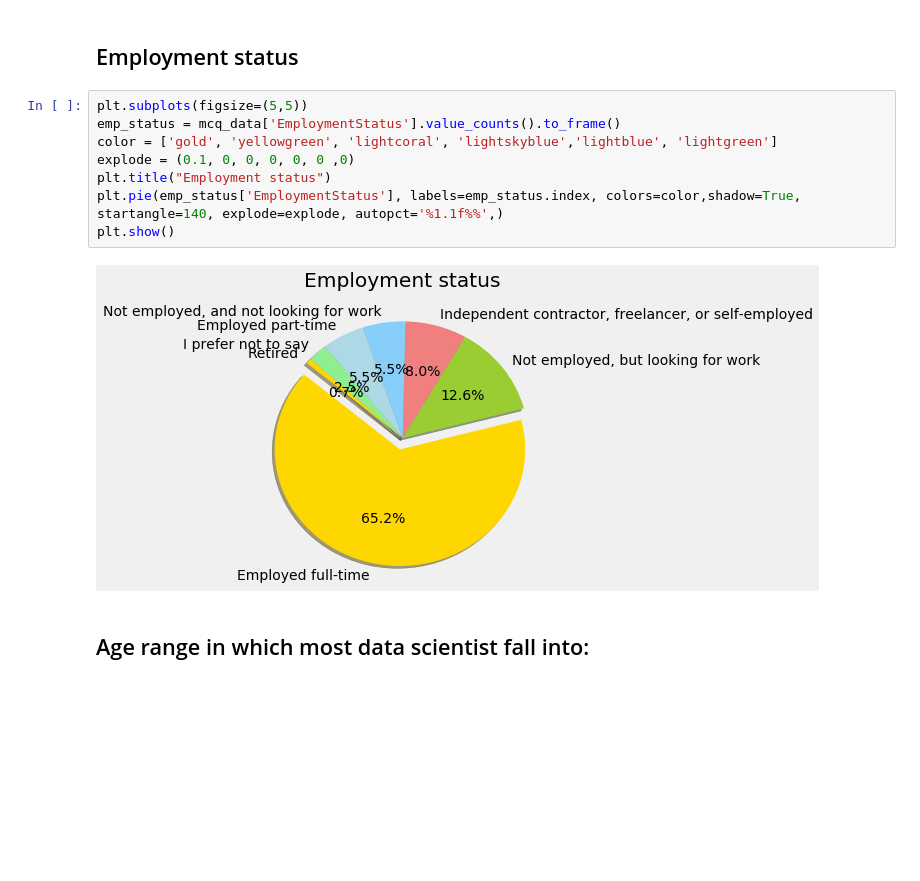
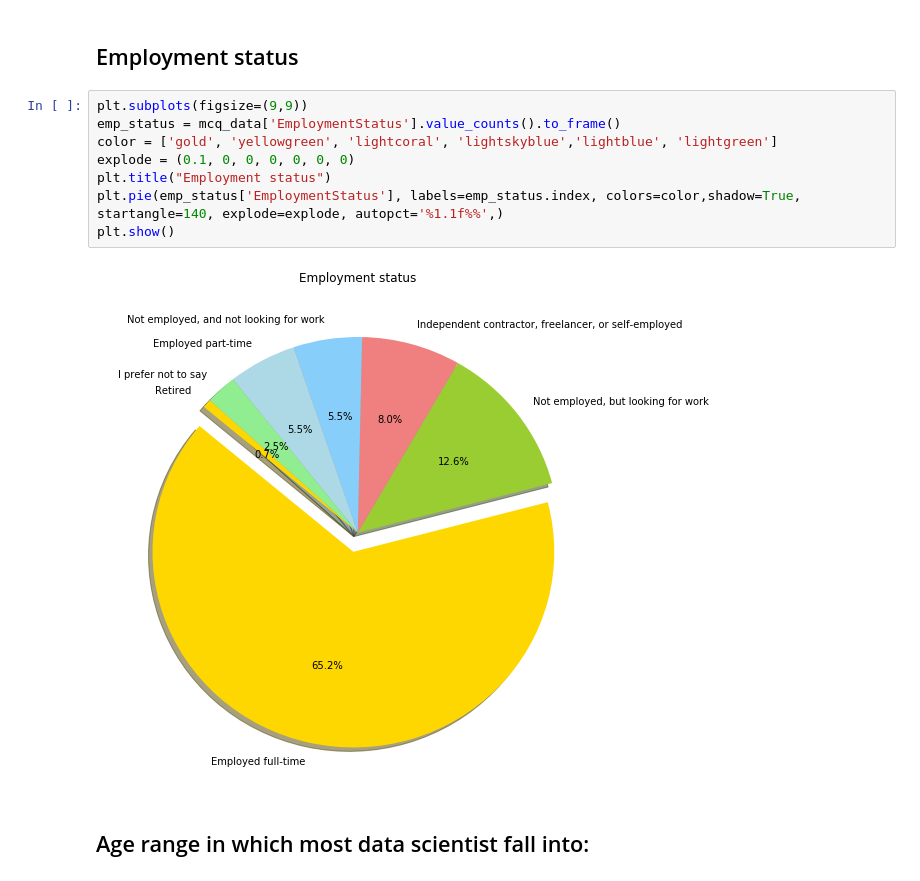
Before and after one commit to vipinbharti121/Kaggle_ML_datascience_survey, a Jupyter notebook: KaggleMLandDataScience.ipynb, the cells around one changed output. Cells and saved outputs as stored; diff of their text form; blank space fills up the shorter version.

Commit message:
updating visuals

```diff
--- a/KaggleMLandDataScience.ipynb
+++ b/KaggleMLandDataScience.ipynb
@@ -116,15 +117,15 @@ plt.show()
 # %% [markdown]
 ## Employment status
 # %%
-plt.subplots(figsize=(5,5))
+plt.subplots(figsize=(9,9))
 emp_status = mcq_data['EmploymentStatus'].value_counts().to_frame()
 color = ['gold', 'yellowgreen', 'lightcoral', 'lightskyblue','lightblue', 'lightgreen']
-explode = (0.1, 0, 0, 0, 0, 0 ,0)
+explode = (0.1, 0, 0, 0, 0, 0, 0)
 plt.title("Employment status")
 plt.pie(emp_status['EmploymentStatus'], labels=emp_status.index, colors=color,shadow=True, startangle=140, explode=explode, autopct='%1.1f%%',)
 plt.show()
 # %% [output]
-[figure, old version]
+[figure, new version]
 # %% [markdown]
 ## Age range in which most data scientist fall into:
 # %%
```
Also changed, not shown: parts of 14 cells of this notebook.
